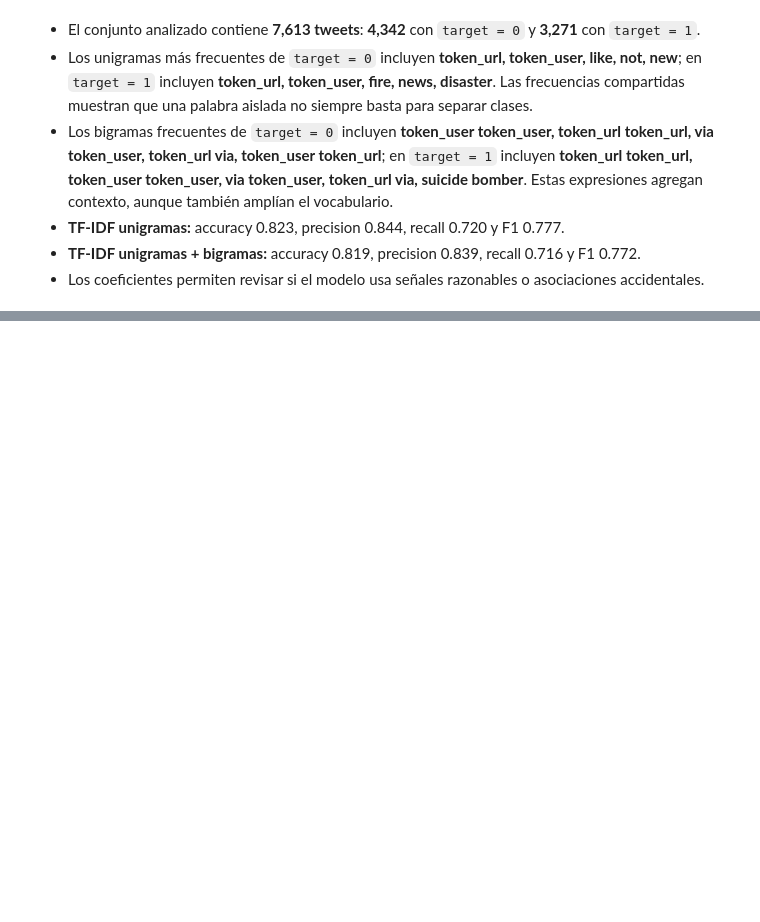
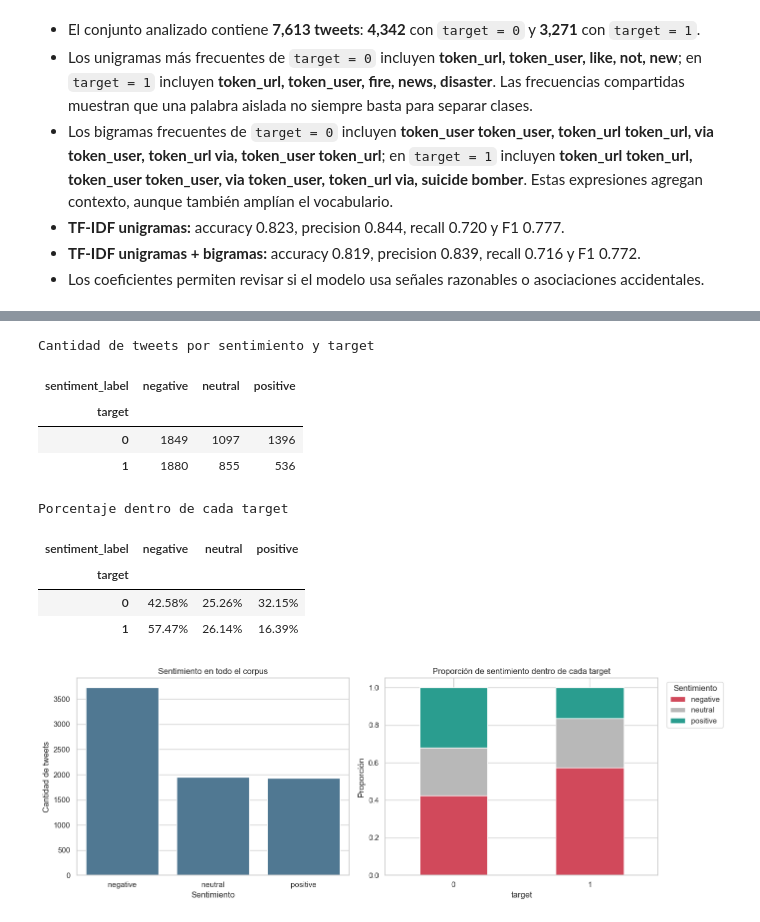
Before and after one commit to nadissa1508/CC3084-Lab5, a Jupyter notebook: notebooks/01_exploracion_clasificacion_tweets.ipynb, the cells around one changed output, grey strips where cells are left out. Saved outputs shown, nothing was run; the diff lists cells and outputs as text; code cells hidden in the pictures; blank space fills up the shorter version.

Commit message:
feat(notebook): complete disaster tweet classification analysis

```diff
--- a/notebooks/01_exploracion_clasificacion_tweets.ipynb
+++ b/notebooks/01_exploracion_clasificacion_tweets.ipynb
@@ -637,0 +656,18 @@ display(Markdown(f"""
+# %%
+from src.sentiment import add_sentiment_features, analyze_sentiment
+from src.model import (
+    build_final_pipeline,
+    classify_tweet,
+    compare_candidates,
+    compare_negativity_feature,
+    split_frame_data,
+)
+
+df = add_sentiment_features(df, text_column="text")
+save_processed_dataset(df, PROCESSED_PATH)
+
+display(df[[
+    "text", "target", "negativity", "neutrality",
+    "positivity", "compound", "sentiment_label"
+]].sample(10, random_state=SEED))
+print(f"Dataset procesado actualizado: {PROCESSED_PATH.relative_to(ROOT)}")
@@ -637,0 +726,52 @@ display(Markdown(f"""
+# %%
+sentiment_counts = pd.crosstab(df["target"], df["sentiment_label"])
+sentiment_percentages = pd.crosstab(
+    df["target"], df["sentiment_label"], normalize="index"
+)
+
+print("Cantidad de tweets por sentimiento y target")
+display(sentiment_counts)
+print("Porcentaje dentro de cada target")
+display(sentiment_percentages.style.format("{:.2%}"))
+
+fig, axes = plt.subplots(1, 2, figsize=(14, 5))
+sns.countplot(
+    data=df,
+    x="sentiment_label",
+    order=["negative", "neutral", "positive"],
+    color="#457b9d",
+    ax=axes[0],
+)
+axes[0].set(
+    title="Sentimiento en todo el corpus",
+    xlabel="Sentimiento",
+    ylabel="Cantidad de tweets",
+)
+
+sentiment_percentages[["negative", "neutral", "positive"]].plot(
+    kind="bar",
+    stacked=True,
+    color=["#d1495b", "#b8b8b8", "#2a9d8f"],
+    ax=axes[1],
+)
+axes[1].set(
+    title="Proporción de sentimiento dentro de cada target",
+    xlabel="target",
+    ylabel="Proporción",
+)
+axes[1].legend(title="Sentimiento", bbox_to_anchor=(1.02, 1))
+axes[1].tick_params(axis="x", rotation=0)
+plt.tight_layout()
+plt.show()
+# %% [output]
+Cantidad de tweets por sentimiento y target
+| sentiment_label | negative | neutral | positive |
+| target |  |  |  |
+| 0 | 1849 | 1097 | 1396 |
+| 1 | 1880 | 855 | 536 |
+Porcentaje dentro de cada target
+| sentiment_label | negative | neutral | positive |
+| target |  |  |  |
+| 0 | 42.58% | 25.26% | 32.15% |
+| 1 | 57.47% | 26.14% | 16.39% |
+[figure, added]
```
Also changed, not shown: parts of 26 cells of this notebook.
